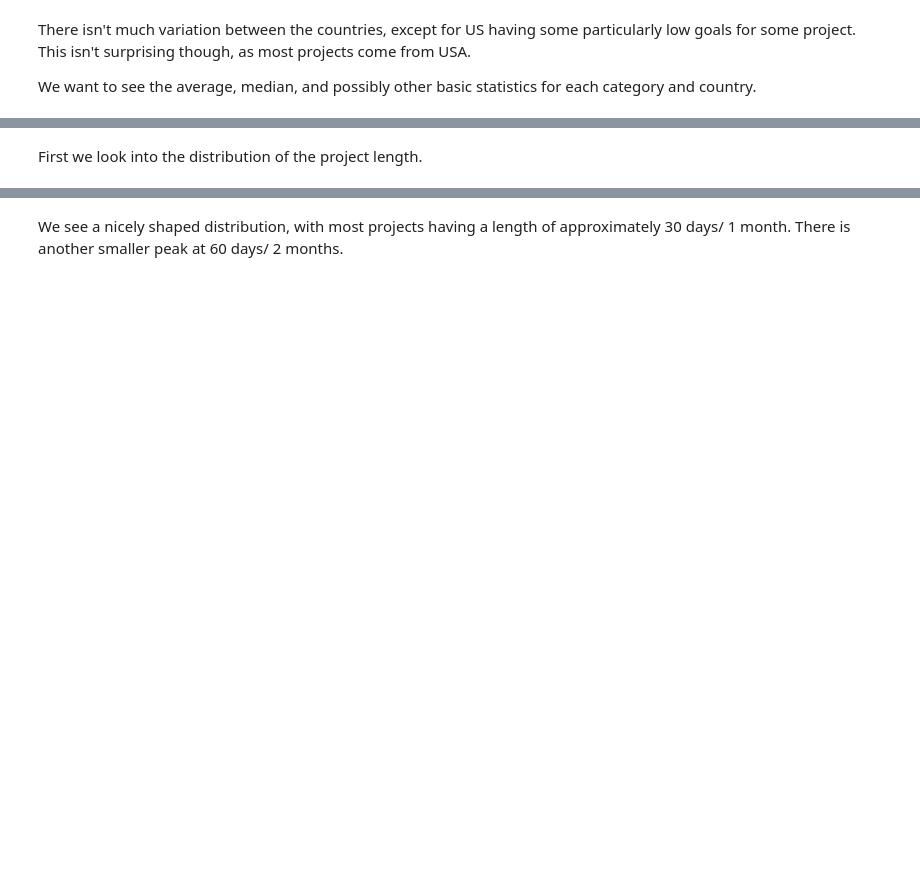
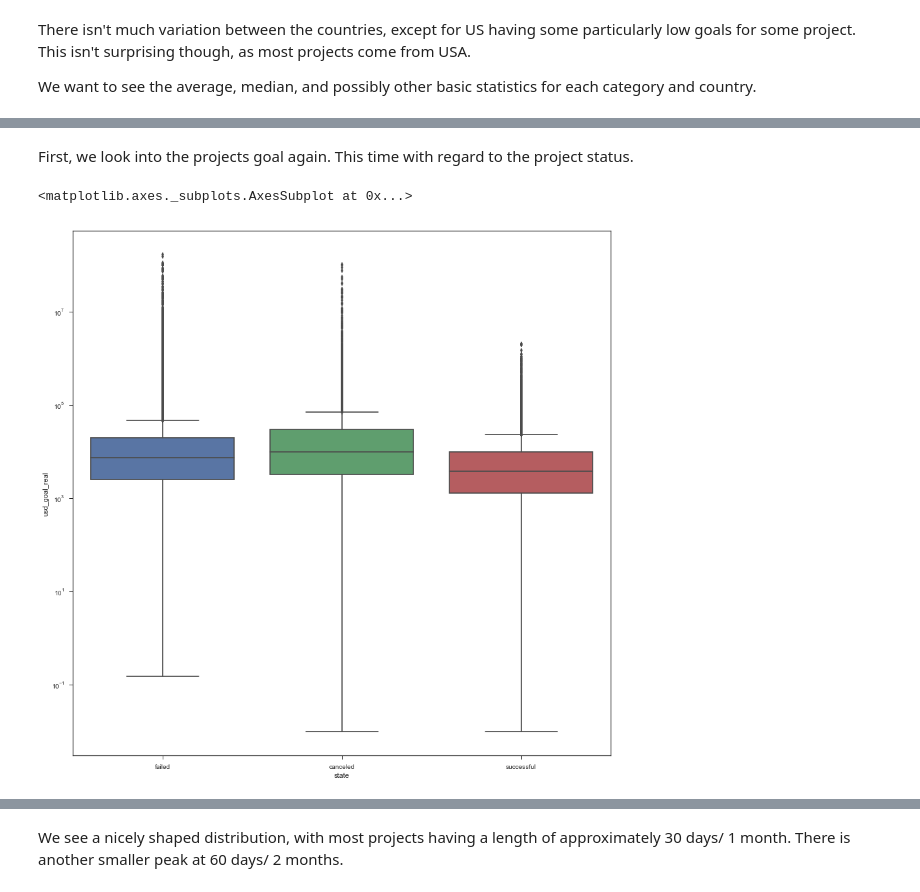
Before and after one commit to vmai1/dataExplorationProject, a Jupyter notebook: Python Code.ipynb, the cells around one changed output, grey strips where cells are left out. Saved outputs shown, nothing was run; the diff lists cells and outputs as text; code cells hidden in the pictures; blank space fills up the shorter version.

```diff
--- a/Python Code.ipynb
+++ b/Python Code.ipynb
@@ -231,6 +412,7 @@ First we want to add some more interesting values
 * pledged rate: How much per day in average?
 # %%
 ks["project_length"]=(ks["deadline"]-ks["launched"])/np.timedelta64(1, 'D')
+ks["goal_per_day"]= ks["usd_goal_real"]/ks["project_length"]
 ks["pledged_delta"]= ks["usd_pledged_real"]-ks["usd_goal_real"]
 ks["pledged_per_backer"]=ks["usd_pledged_real"]/ks["backers"]
 ks["pledged_per_day"]= ks["project_length"]/ks["usd_pledged_real"]
@@ -239,2 +440,13 @@ ks.head()
 # %% [markdown]
-First we look into the distribution of the project length.
+First, we look into the projects goal again.
+This time with regard to the project status.
+# %%
+# plot project sizes with regard to project status
+# use log-scale again, for the highly skewed data
+plt.figure(figsize=(15,15))
+plt.yscale("log")
+
+sns.boxplot(x="state", y="usd_goal_real",data=ks)
+# %% [output]
+<matplotlib.axes._subplots.AxesSubplot at 0x...>
+[figure, added]
```
Also changed, not shown: parts of 47 cells of this notebook.
